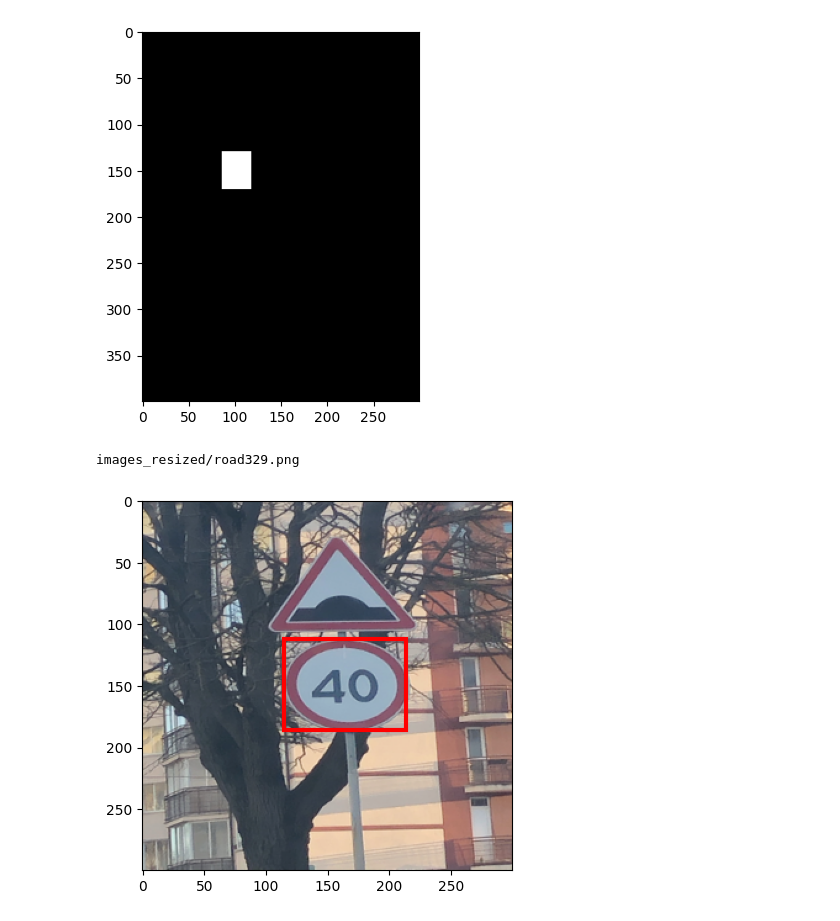
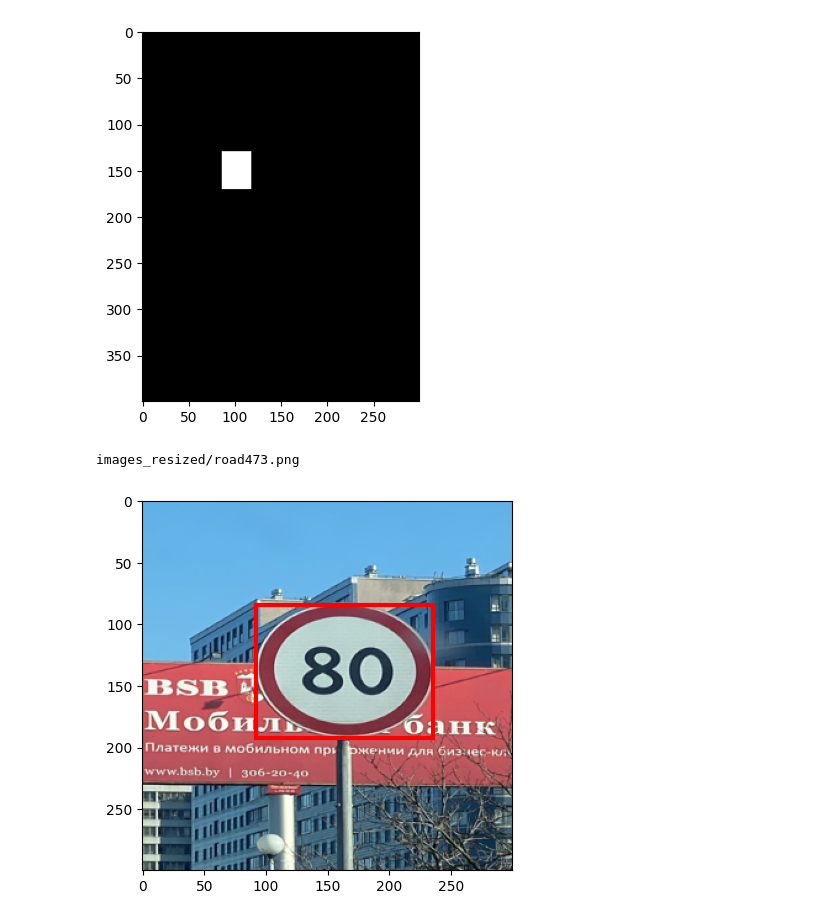
Before and after one commit to yunyiwinnieshe/Road_Sign_Classification, a Jupyter notebook: oop_rewrite/pipeline.ipynb, the cells around one changed output. Cells and saved outputs as stored; diff of their text form; code cells hidden in the pictures.

```diff
--- a/oop_rewrite/pipeline.ipynb
+++ b/oop_rewrite/pipeline.ipynb
@@ -4,6 +9,6 @@ import matplotlib.pyplot as plt
 # %%
-s = Setup('../images', '../annotations')
-train_df = s.generate_train_df()
+setup = Setup('../images', '../annotations')
+train_df = setup.generate_train_df()
 train_df.head()
 # %% [output]
 |  | filename | width | height | class | xmin | ymin | xmax | ymax | new_path | new_bb |
@@ -25,9 +30,9 @@ plt.imshow(Y, cmap="gray")
 <matplotlib.image.AxesImage at 0x...>
 [figure]
 # %%
-number = 59
-s.test_bb(number)
+number = 60
+setup.test_bb(number)
 # %% [output]
-images_resized/road329.png
+images_resized/road473.png
-[figure, old version]
+[figure, new version]
 # %%
```
Also changed, not shown: parts of 11 cells of this notebook, 1 other file.
